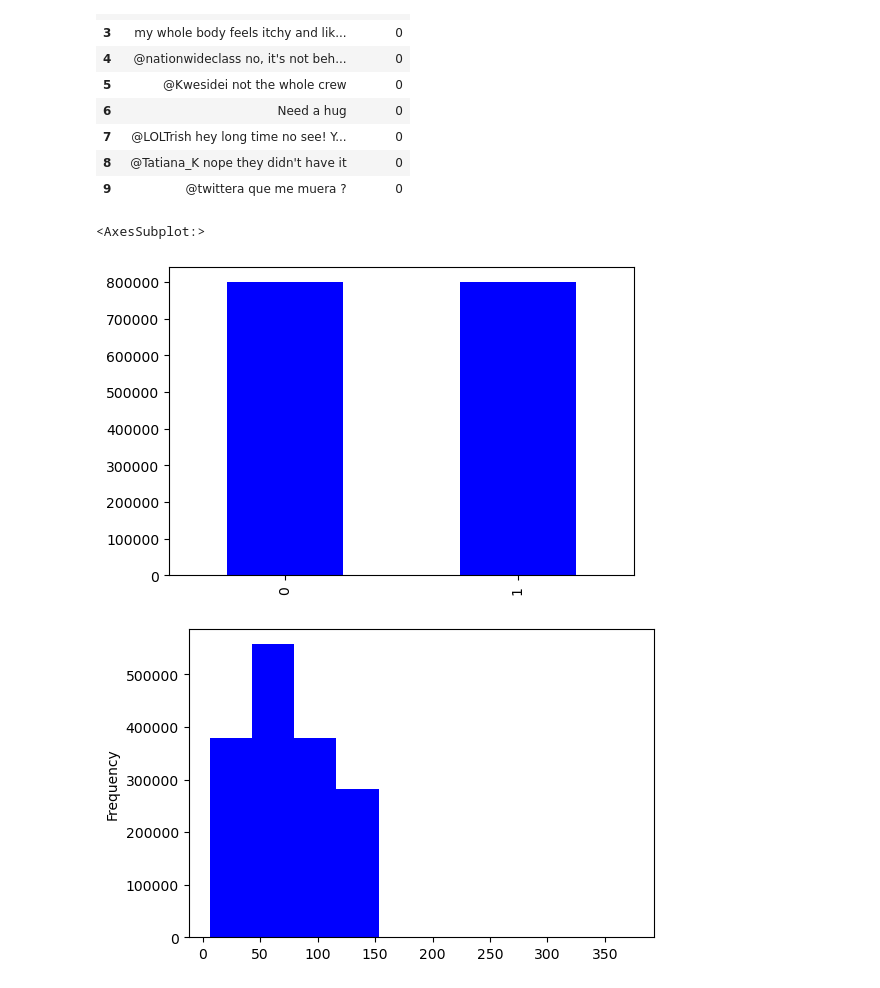
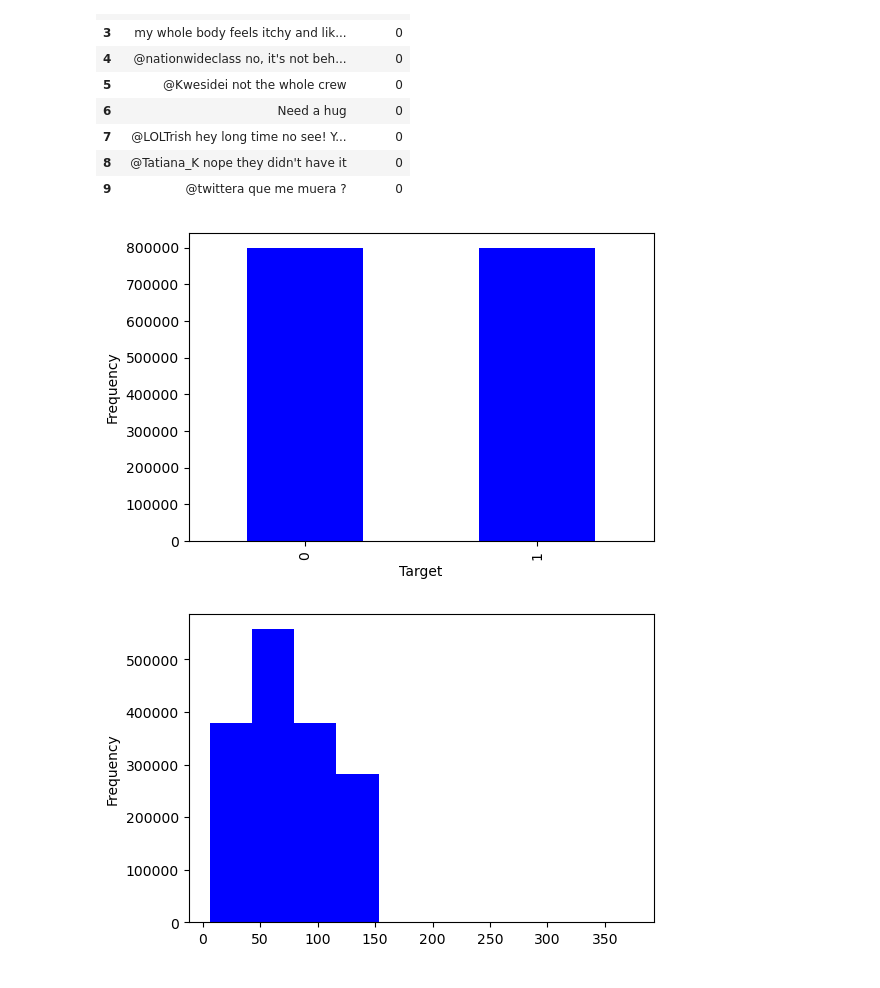
Before and after one commit to sandeepmsv/project, a Jupyter notebook: Major Project.ipynb, the cells around one changed output. Saved outputs shown, nothing was run; the diff lists cells and outputs as text; code cells hidden in the pictures.

```diff
--- a/Major Project.ipynb
+++ b/Major Project.ipynb
@@ -69,10 +69,18 @@ df[df['target'] == 0].head(10)
 | 8 | @Tatiana_K nope they didn't have it | 0 |
 | 9 | @twittera que me muera ? | 0 |
 # %%
-df['target'].value_counts().plot.bar(color = 'blue', figsize = (6, 4))
+# df['target'].value_counts().plot.bar(color = 'blue', figsize = (6, 4))
+# ax.set_xlabel('Target')
+# ax.set_ylabel('Frequency')
+import matplotlib.pyplot as plt
+
+fig, ax = plt.subplots(figsize=(6, 4))
+df['target'].value_counts().plot(kind='bar', color='blue', ax=ax)
+ax.set_xlabel('Target')
+ax.set_ylabel('Frequency')
+plt.show()
 # %% [output]
-<AxesSubplot:>
-[figure, old version]
+[figure, new version]
 # %%
 length_train = df['text'].str.len().plot.hist(color = 'blue', figsize = (6, 4))
 # %% [output]
```
Also changed, not shown: parts of 6 cells of this notebook.
